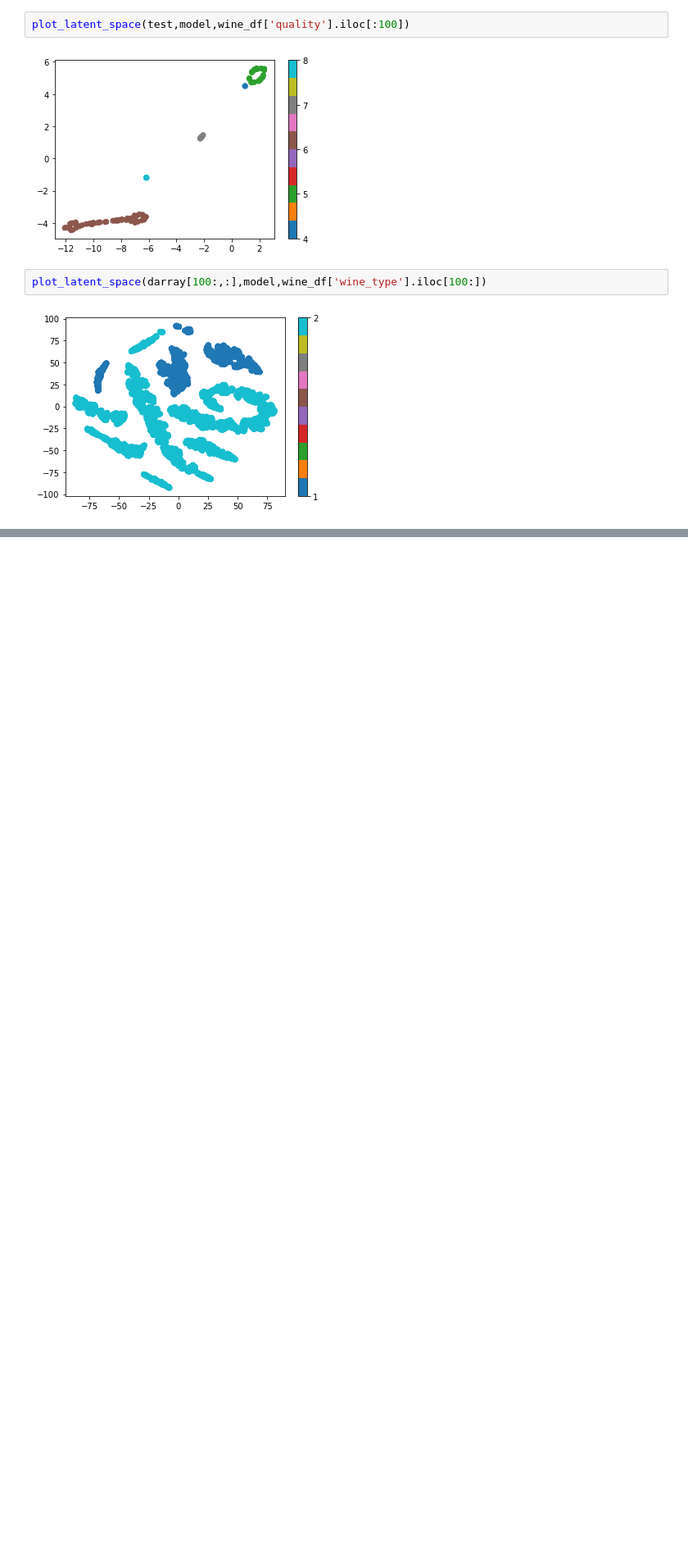
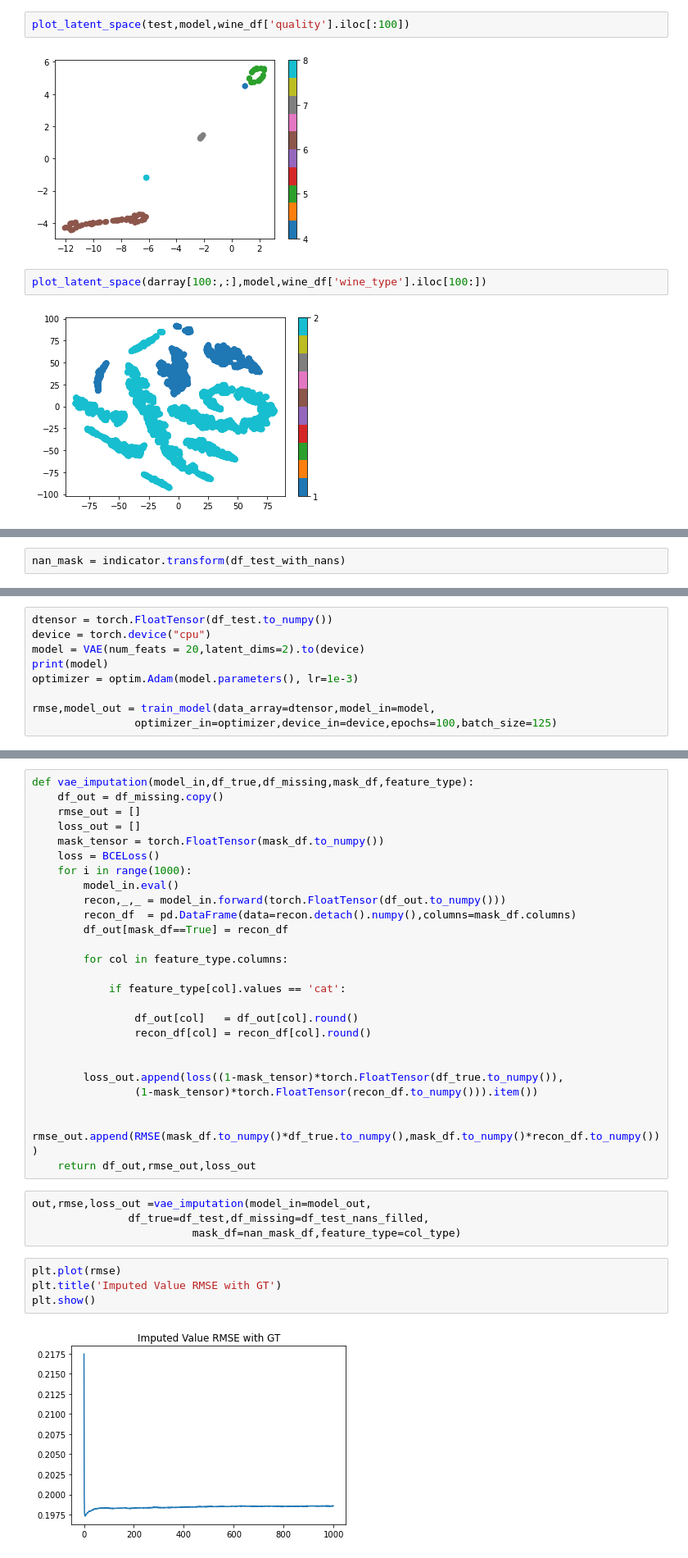
Before and after one commit to awright101/thesis_work_gaialens, a Jupyter notebook: Wine_Dataset_Work.ipynb, the cells around one changed output, grey strips where cells are left out. Shown at 82% size. Cells and saved outputs as stored; diff of their text form; blank space fills up the shorter version.

```diff
--- a/Wine_Dataset_Work.ipynb
+++ b/Wine_Dataset_Work.ipynb
@@ -265,0 +233,2 @@ IndexError: single positional indexer is out-of-bounds
+# %%
+nan_mask = indicator.transform(df_test_with_nans)
@@ -265,0 +260,9 @@ IndexError: single positional indexer is out-of-bounds
+# %%
+dtensor = torch.FloatTensor(df_test.to_numpy())
+device = torch.device("cpu")
+model = VAE(num_feats = 20,latent_dims=2).to(device)
+print(model)
+optimizer = optim.Adam(model.parameters(), lr=1e-3)
+
+rmse,model_out = train_model(data_array=dtensor,model_in=model,
+                optimizer_in=optimizer,device_in=device,epochs=100,batch_size=125)
@@ -265,0 +284,36 @@ IndexError: single positional indexer is out-of-bounds
+# %%
+def vae_imputation(model_in,df_true,df_missing,mask_df,feature_type):
+    df_out = df_missing.copy()
+    rmse_out = []
+    loss_out = []
+    mask_tensor = torch.FloatTensor(mask_df.to_numpy())
+    loss = BCELoss()
+    for i in range(1000):
+        model_in.eval()
+        recon,_,_ = model_in.forward(torch.FloatTensor(df_out.to_numpy()))
+        recon_df  = pd.DataFrame(data=recon.detach().numpy(),columns=mask_df.columns)
+        df_out[mask_df==True] = recon_df
+
+        for col in feature_type.columns:
+
+            if feature_type[col].values == 'cat':
+
+                df_out[col]   = df_out[col].round()
+                recon_df[col] = recon_df[col].round()
+
+
+        loss_out.append(loss((1-mask_tensor)*torch.FloatTensor(df_true.to_numpy()),
+                (1-mask_tensor)*torch.FloatTensor(recon_df.to_numpy())).item())
+
+        rmse_out.append(RMSE(mask_df.to_numpy()*df_true.to_numpy(),mask_df.to_numpy()*recon_df.to_numpy()))
+    return df_out,rmse_out,loss_out
+# %%
+out,rmse,loss_out =vae_imputation(model_in=model_out,
+               df_true=df_test,df_missing=df_test_nans_filled,
+                         mask_df=nan_mask_df,feature_type=col_type)
+# %%
+plt.plot(rmse)
+plt.title('Imputed Value RMSE with GT')
+plt.show()
+# %% [output]
+[figure, added]
```
Also changed, not shown: parts of 30 cells of this notebook, 1 other file.
